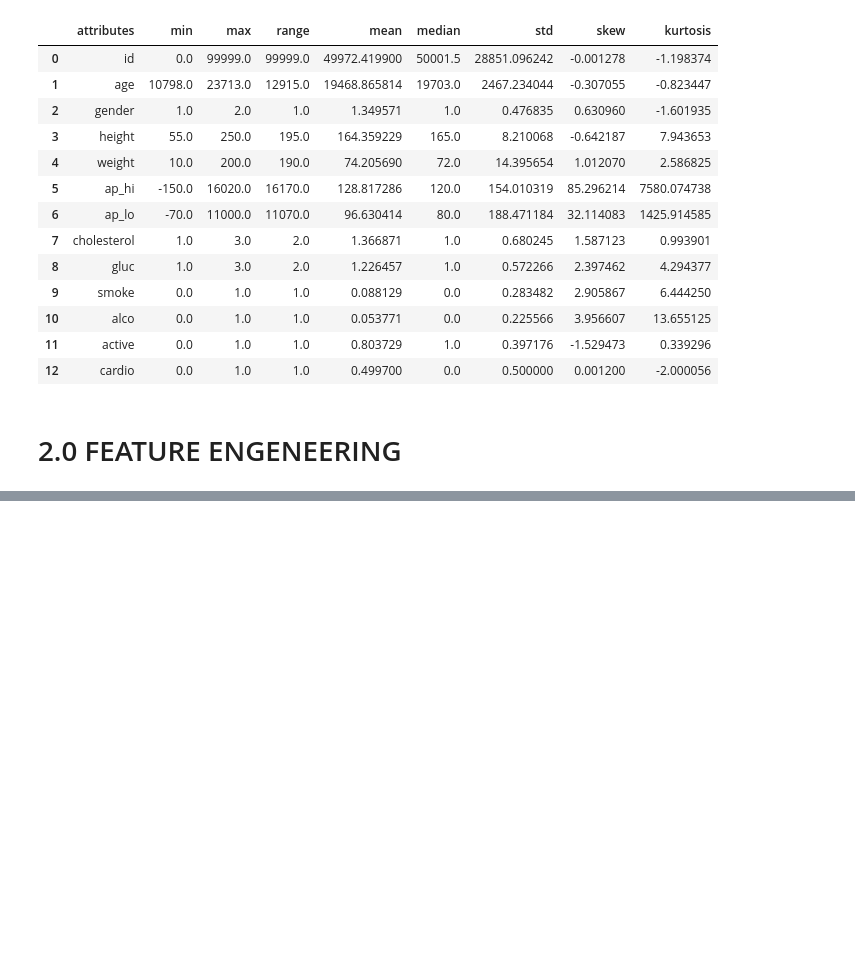
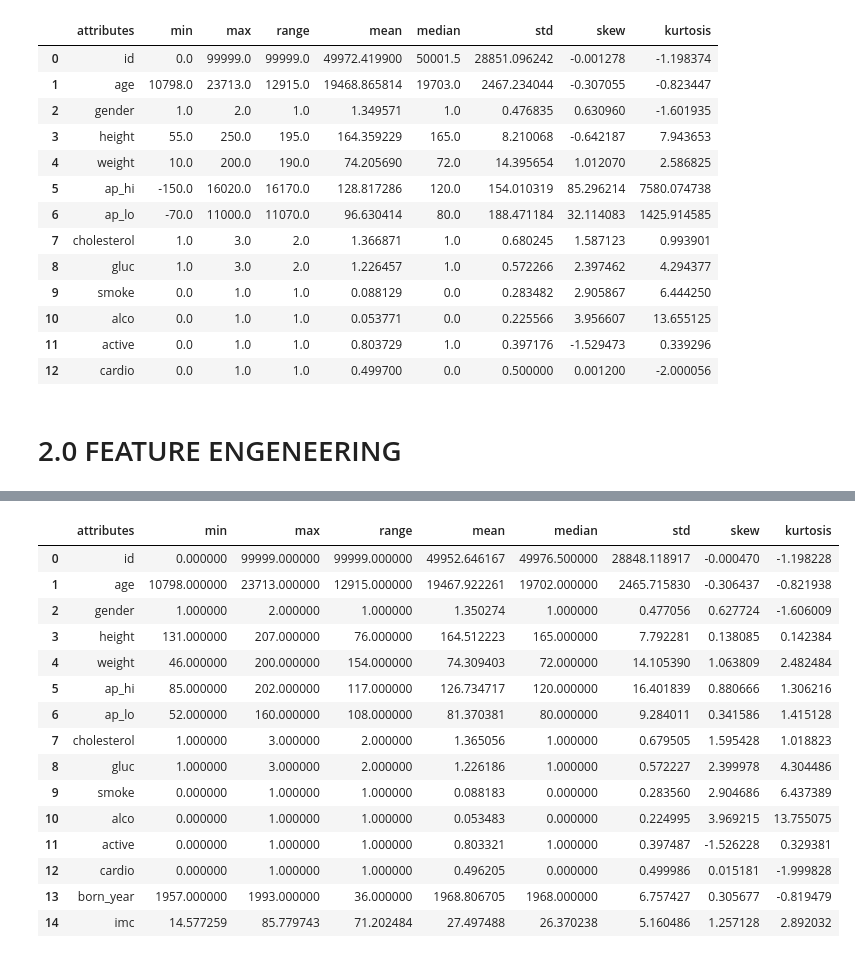
Before and after one commit to RoneyDev7/Cardio_Catch_Disease, a Jupyter notebook: 01-frn_cardio_catch_dieses.ipynb, the cells around one changed output, grey strips where cells are left out. Drawn from its saved outputs; the diff is of its cells as text; code cells hidden in the pictures; blank space fills up the shorter version.

```diff
--- a/01-frn_cardio_catch_dieses.ipynb
+++ b/01-frn_cardio_catch_dieses.ipynb
@@ -113,0 +180,36 @@ m
+# %%
+num_attributes = df2.select_dtypes(include=['int64', 'float64'])
+
+# Tendencia Central - Media e Median
+ct1 = pd.DataFrame(num_attributes.apply(np.mean)).T
+ct2 = pd.DataFrame(num_attributes.apply(np.median)).T
+
+# Despesão - Desvio Padrão, Mínimo, Máximo, Range, Skew, Kurtosis
+d1 = pd.DataFrame(num_attributes.apply(np.std)).T
+d2 = pd.DataFrame(num_attributes.apply(min)).T
+d3 = pd.DataFrame(num_attributes.apply(max)).T
+d4 = pd.DataFrame(num_attributes.apply(lambda x: x.max() - x.min())).T
+d5 = pd.DataFrame(num_attributes.apply(lambda x: x.skew())).T
+d6 = pd.DataFrame(num_attributes.apply(lambda x: x.kurtosis())).T
+
+m = pd.concat([d2, d3, d4,ct1, ct2, d1, d5, d6]).T.reset_index()
+
+m.columns = ['attributes', 'min', 'max', 'range', 'mean', 'median', 'std', 'skew', 'kurtosis']
+m
+# %% [output]
+|  | attributes | min | max | range | mean | median | std | skew | kurtosis |
+| 0 | id | 0.000000 | 99999.000000 | 99999.000000 | 49952.646167 | 49976.500000 | 28848.118917 | -0.000470 | -1.198228 |
+| 1 | age | 10798.000000 | 23713.000000 | 12915.000000 | 19467.922261 | 19702.000000 | 2465.715830 | -0.306437 | -0.821938 |
+| 2 | gender | 1.000000 | 2.000000 | 1.000000 | 1.350274 | 1.000000 | 0.477056 | 0.627724 | -1.606009 |
+| 3 | height | 131.000000 | 207.000000 | 76.000000 | 164.512223 | 165.000000 | 7.792281 | 0.138085 | 0.142384 |
+| 4 | weight | 46.000000 | 200.000000 | 154.000000 | 74.309403 | 72.000000 | 14.105390 | 1.063809 | 2.482484 |
+| 5 | ap_hi | 85.000000 | 202.000000 | 117.000000 | 126.734717 | 120.000000 | 16.401839 | 0.880666 | 1.306216 |
+| 6 | ap_lo | 52.000000 | 160.000000 | 108.000000 | 81.370381 | 80.000000 | 9.284011 | 0.341586 | 1.415128 |
+| 7 | cholesterol | 1.000000 | 3.000000 | 2.000000 | 1.365056 | 1.000000 | 0.679505 | 1.595428 | 1.018823 |
+| 8 | gluc | 1.000000 | 3.000000 | 2.000000 | 1.226186 | 1.000000 | 0.572227 | 2.399978 | 4.304486 |
+| 9 | smoke | 0.000000 | 1.000000 | 1.000000 | 0.088183 | 0.000000 | 0.283560 | 2.904686 | 6.437389 |
+| 10 | alco | 0.000000 | 1.000000 | 1.000000 | 0.053483 | 0.000000 | 0.224995 | 3.969215 | 13.755075 |
+| 11 | active | 0.000000 | 1.000000 | 1.000000 | 0.803321 | 1.000000 | 0.397487 | -1.526228 | 0.329381 |
+| 12 | cardio | 0.000000 | 1.000000 | 1.000000 | 0.496205 | 0.000000 | 0.499986 | 0.015181 | -1.999828 |
+| 13 | born_year | 1957.000000 | 1993.000000 | 36.000000 | 1968.806705 | 1968.000000 | 6.757427 | 0.305677 | -0.819479 |
+| 14 | imc | 14.577259 | 85.779743 | 71.202484 | 27.497488 | 26.370238 | 5.160486 | 1.257128 | 2.892032 |
```
Also changed, not shown: parts of 10 cells of this notebook.
